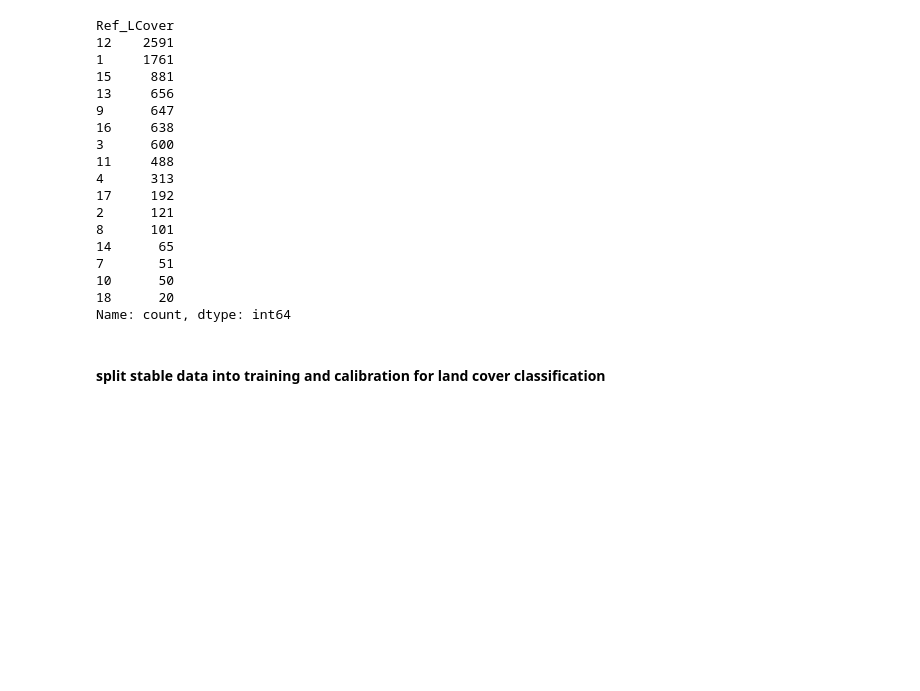
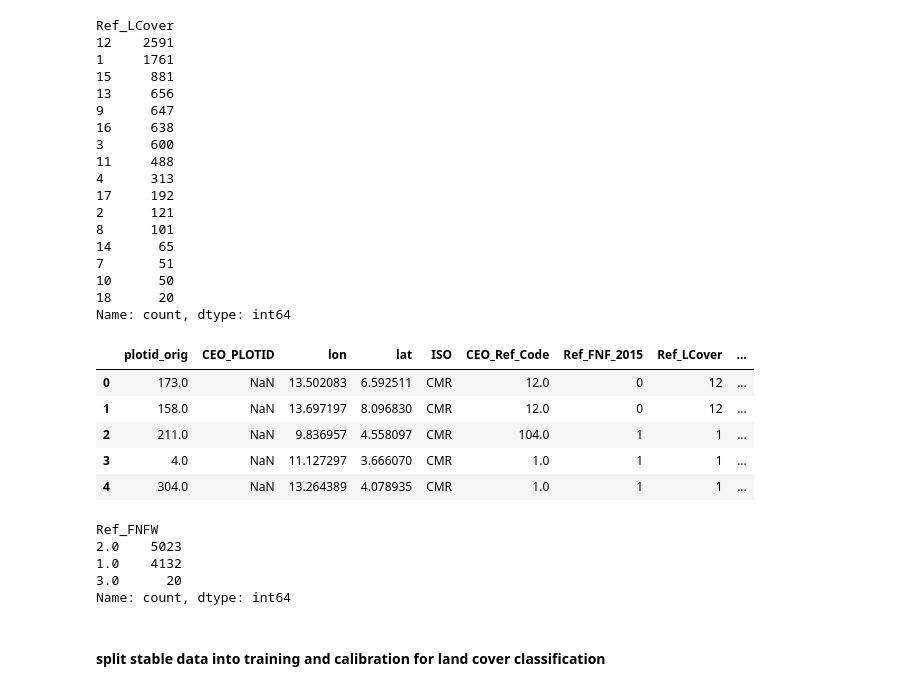
Before and after one commit to aurelgrooves/CAFI_DDD, a Jupyter notebook: merge_ceo_phaseI_II_data_for_training.ipynb, the cells around one changed output. Cells and saved outputs as stored; diff of their text form; code cells hidden in the pictures; blank space fills up the shorter version.

```diff
--- a/merge_ceo_phaseI_II_data_for_training.ipynb
+++ b/merge_ceo_phaseI_II_data_for_training.ipynb
@@ -245,6 +228,38 @@ Ref_LCover
 10      50
 18      20
 Name: count, dtype: int64
+# %%
+#create a new column for forest:1, non-forest:2, water: 3
+# Define the conditions
+conditions = [
+    (merged_ceo['Ref_LCover'] >= 1) & (merged_ceo['Ref_LCover'] <= 11),
+    (merged_ceo['Ref_LCover'] >= 12) & (merged_ceo['Ref_LCover'] <= 17),
+    (merged_ceo['Ref_LCover'] == 18)
+]
+
+# Define the values to assign for each condition
+values = [1, 2, 3]
+
+# Use numpy.select() to assign values based on conditions
+merged_ceo['Ref_FNFW'] = np.select(conditions, values, default=np.nan)
+
+# Print the DataFrame with the new column
+merged_ceo.head()
+# %% [output]
+|  | plotid_orig | CEO_PLOTID | lon | lat | ISO | CEO_Ref_Code | Ref_FNF_2015 | Ref_LCover | ... |
+| 0 | 173.0 | NaN | 13.502083 | 6.592511 | CMR | 12.0 | 0 | 12 | ... |
+| 1 | 158.0 | NaN | 13.697197 | 8.096830 | CMR | 12.0 | 0 | 12 | ... |
+| 2 | 211.0 | NaN | 9.836957 | 4.558097 | CMR | 104.0 | 1 | 1 | ... |
+| 3 | 4.0 | NaN | 11.127297 | 3.666070 | CMR | 1.0 | 1 | 1 | ... |
+| 4 | 304.0 | NaN | 13.264389 | 4.078935 | CMR | 1.0 | 1 | 1 | ... |
+# %%
+merged_ceo['Ref_FNFW'].value_counts(dropna=False)
+# %% [output]
+Ref_FNFW
+2.0    5023
+1.0    4132
+3.0      20
+Name: count, dtype: int64
 # %% [markdown]
 #### split stable data into training and calibration for land cover classification
 # %%
```
Also changed, not shown: parts of 10 cells of this notebook.
